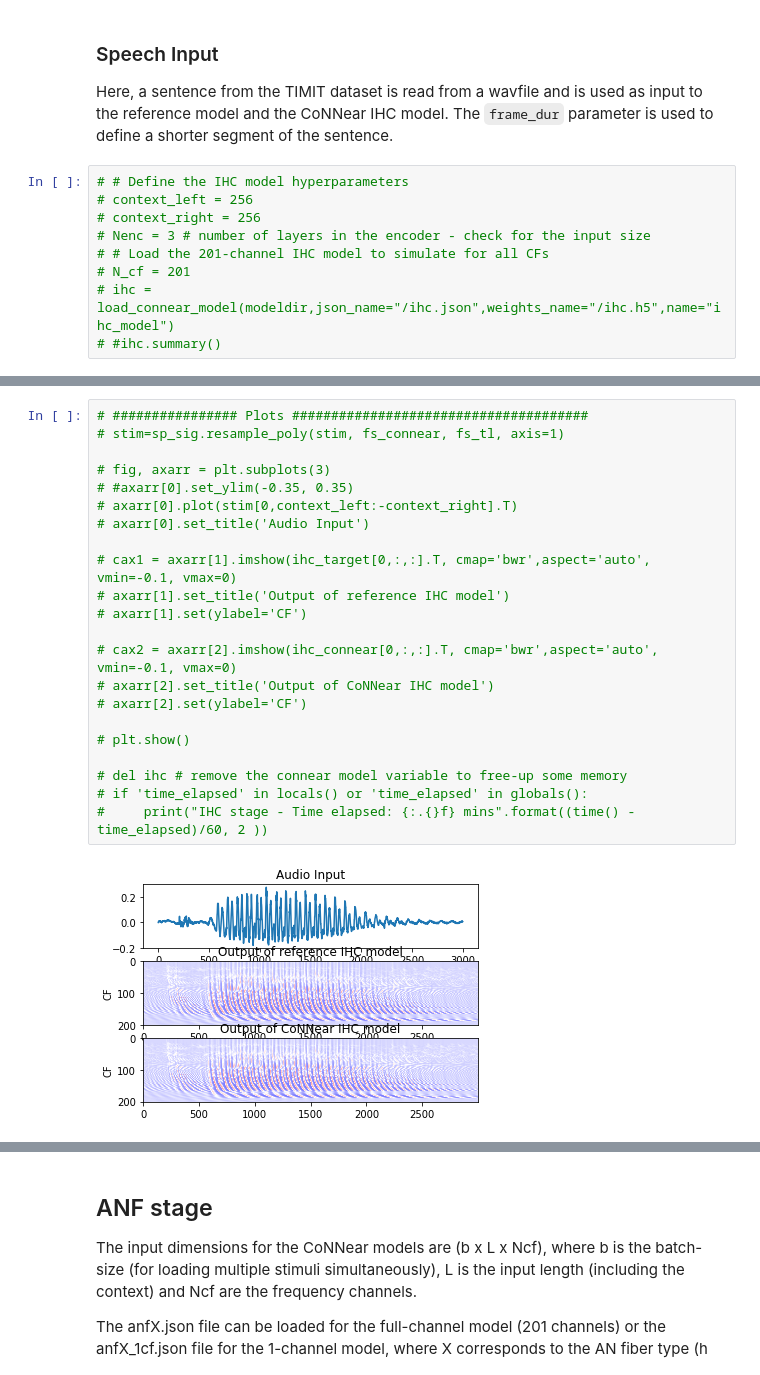
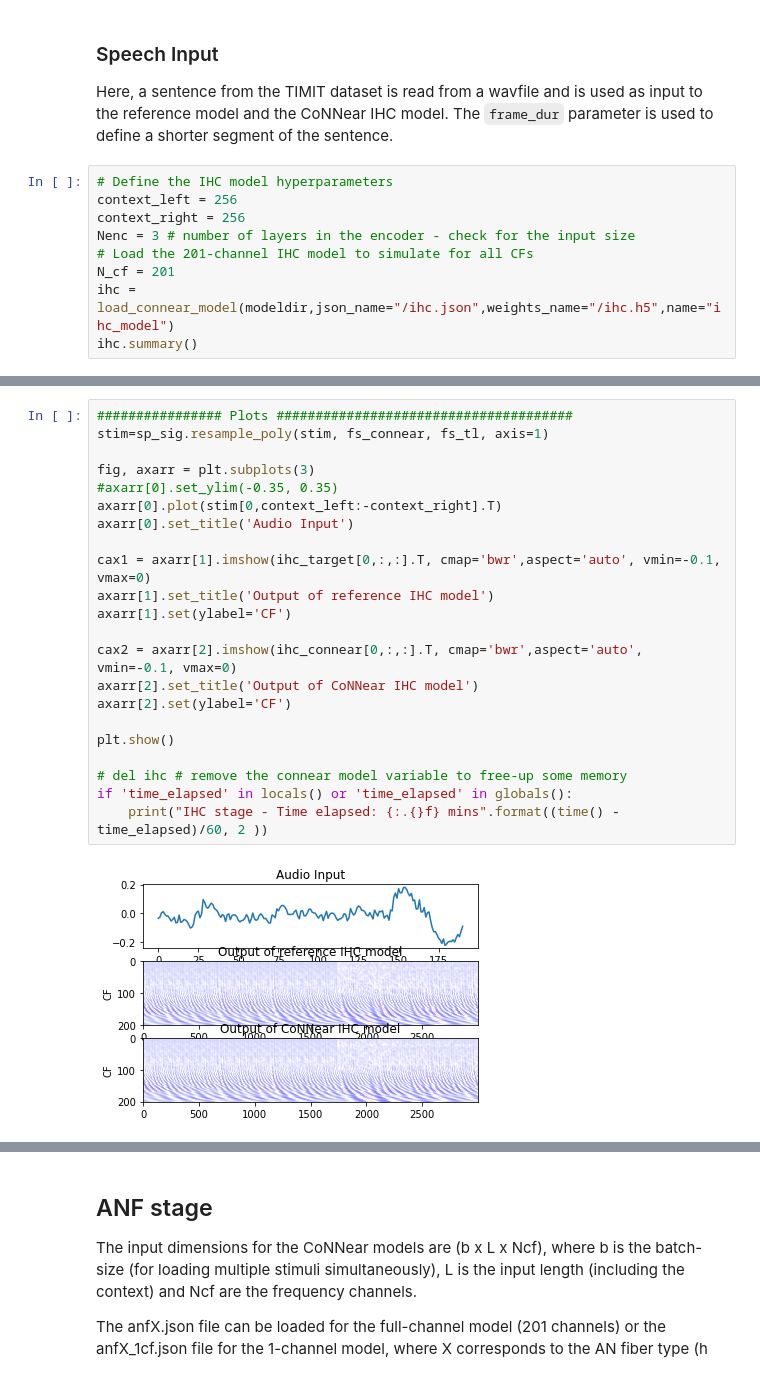
Before and after one commit to xuhe2/CoNNear_IHC-ANF, a Jupyter notebook: connear_notebook.ipynb, the cells around one changed output, grey strips where cells are left out. Drawn from its saved outputs; the diff is of its cells as text.

```diff
--- a/connear_notebook.ipynb
+++ b/connear_notebook.ipynb
@@ -613,11 +642,11 @@ del ihc # remove the connear model variable to free-up some memory
 ### Speech Input
 Here, a sentence from the TIMIT dataset is read from a wavfile and is used as input to the reference model and the CoNNear IHC model. The `frame_dur` parameter is used to define a shorter segment of the sentence.
 # %%
-# # Define the IHC model hyperparameters
-# context_left = 256
-# context_right = 256
-# Nenc = 3 # number of layers in the encoder - check for the input size
-# # Load the 201-channel IHC model to simulate for all CFs
-# N_cf = 201
-# ihc = load_connear_model(modeldir,json_name="/ihc.json",weights_name="/ihc.h5",name="ihc_model")
-# #ihc.summary()
+# Define the IHC model hyperparameters
+context_left = 256
+context_right = 256
+Nenc = 3 # number of layers in the encoder - check for the input size
+# Load the 201-channel IHC model to simulate for all CFs
+N_cf = 201
+ihc = load_connear_model(modeldir,json_name="/ihc.json",weights_name="/ihc.h5",name="ihc_model")
+ihc.summary()
@@ -667,26 +699,26 @@ Here, a sentence from the TIMIT dataset is read from a wavfile and is used as in
 running human auditory model 2018: Verhulst, Altoe, Vasilkov
 cochlear simulation: done
 # %%
-# ################ Plots ######################################
-# stim=sp_sig.resample_poly(stim, fs_connear, fs_tl, axis=1)
+################ Plots ######################################
+stim=sp_sig.resample_poly(stim, fs_connear, fs_tl, axis=1)
 
-# fig, axarr = plt.subplots(3)
-# #axarr[0].set_ylim(-0.35, 0.35)
-# axarr[0].plot(stim[0,context_left:-context_right].T)
-# axarr[0].set_title('Audio Input')
+fig, axarr = plt.subplots(3)
+#axarr[0].set_ylim(-0.35, 0.35)
+axarr[0].plot(stim[0,context_left:-context_right].T)
+axarr[0].set_title('Audio Input')
 
-# cax1 = axarr[1].imshow(ihc_target[0,:,:].T, cmap='bwr',aspect='auto', vmin=-0.1, vmax=0)
-# axarr[1].set_title('Output of reference IHC model')
-# axarr[1].set(ylabel='CF')
+cax1 = axarr[1].imshow(ihc_target[0,:,:].T, cmap='bwr',aspect='auto', vmin=-0.1, vmax=0)
+axarr[1].set_title('Output of reference IHC model')
+axarr[1].set(ylabel='CF')
 
-# cax2 = axarr[2].imshow(ihc_connear[0,:,:].T, cmap='bwr',aspect='auto', vmin=-0.1, vmax=0)
-# axarr[2].set_title('Output of CoNNear IHC model')
-# axarr[2].set(ylabel='CF')
+cax2 = axarr[2].imshow(ihc_connear[0,:,:].T, cmap='bwr',aspect='auto', vmin=-0.1, vmax=0)
+axarr[2].set_title('Output of CoNNear IHC model')
+axarr[2].set(ylabel='CF')
 
-# plt.show()
+plt.show()
 
 # del ihc # remove the connear model variable to free-up some memory
-# if 'time_elapsed' in locals() or 'time_elapsed' in globals():
-#     print("IHC stage - Time elapsed: {:.{}f} mins".format((time() - time_elapsed)/60, 2 ))
+if 'time_elapsed' in locals() or 'time_elapsed' in globals():
+    print("IHC stage - Time elapsed: {:.{}f} mins".format((time() - time_elapsed)/60, 2 ))
 # %% [output]
-[figure, old version]
+[figure, new version]
```
Also changed, not shown: parts of 10 cells of this notebook.
